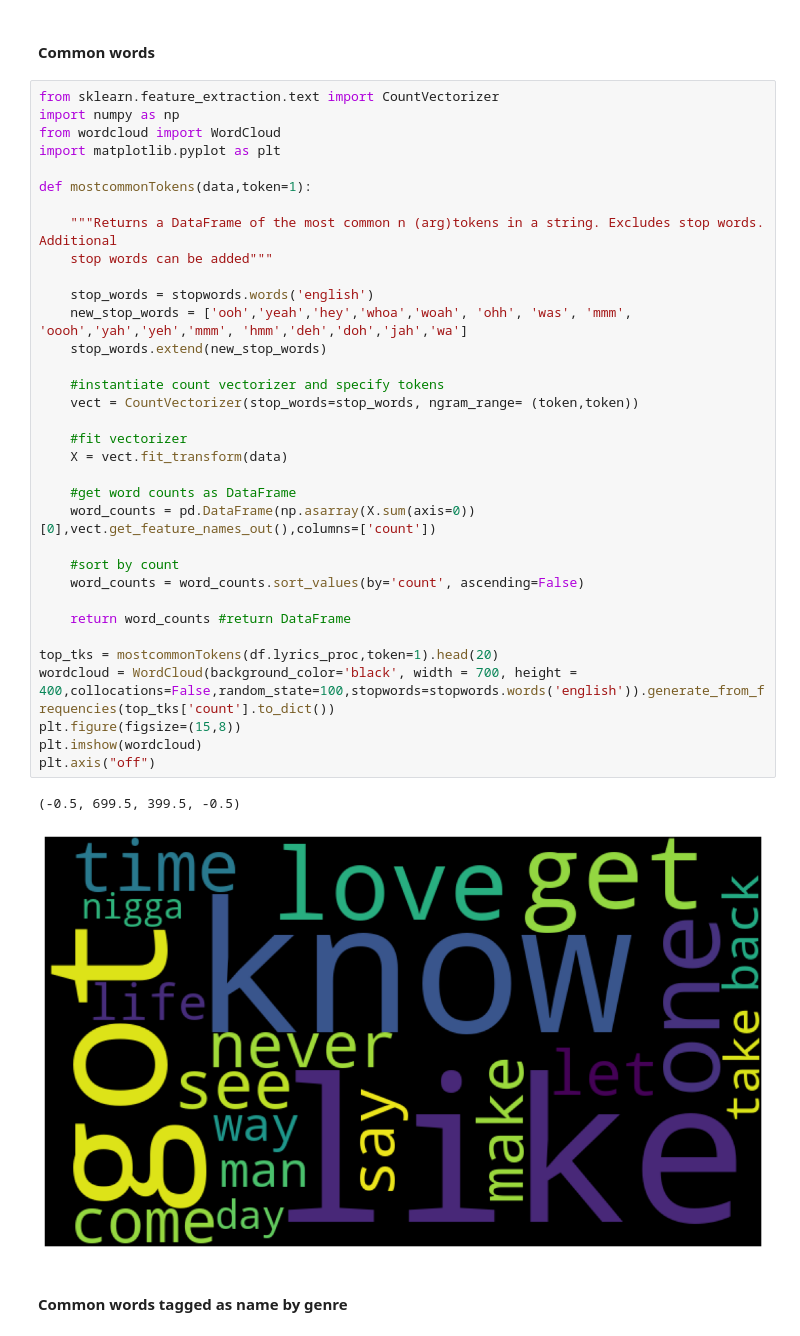
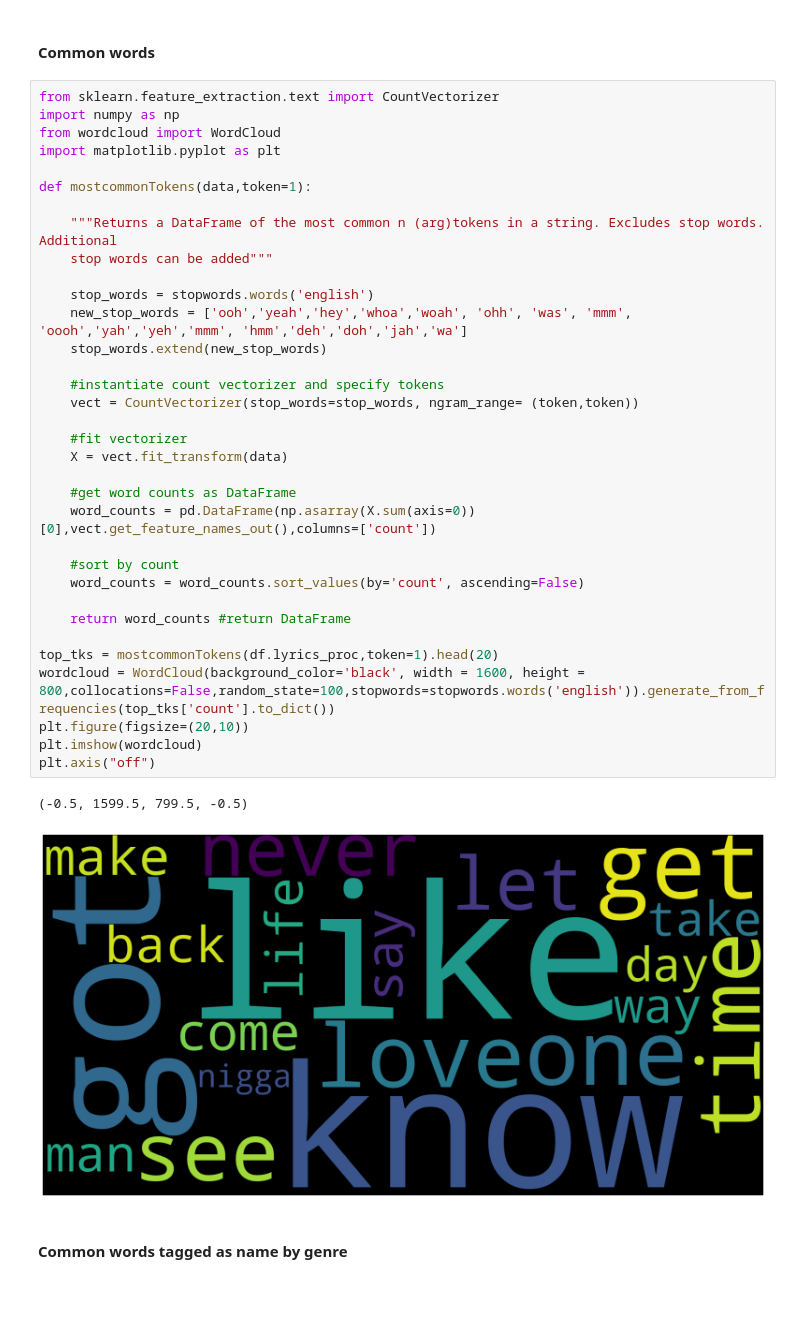
Before and after one commit to Alessandrus00/Lyrics-based-song-recommender, a Jupyter notebook: dataset_preprocessing.ipynb, the cells around one changed output. Drawn from its saved outputs; the diff is of its cells as text; blank space fills up the shorter version.

```diff
--- a/dataset_preprocessing.ipynb
+++ b/dataset_preprocessing.ipynb
@@ -187,37 +187,37 @@ import numpy as np
 from wordcloud import WordCloud
 import matplotlib.pyplot as plt
 
 def mostcommonTokens(data,token=1):
 
     """Returns a DataFrame of the most common n (arg)tokens in a string. Excludes stop words. Additional
     stop words can be added"""
 
     stop_words = stopwords.words('english')
     new_stop_words = ['ooh','yeah','hey','whoa','woah', 'ohh', 'was', 'mmm', 'oooh','yah','yeh','mmm', 'hmm','deh','doh','jah','wa']
     stop_words.extend(new_stop_words)
 
     #instantiate count vectorizer and specify tokens
     vect = CountVectorizer(stop_words=stop_words, ngram_range= (token,token))
 
     #fit vectorizer
     X = vect.fit_transform(data)
 
     #get word counts as DataFrame
     word_counts = pd.DataFrame(np.asarray(X.sum(axis=0))[0],vect.get_feature_names_out(),columns=['count'])
 
     #sort by count
     word_counts = word_counts.sort_values(by='count', ascending=False)
 
     return word_counts #return DataFrame
 
 top_tks = mostcommonTokens(df.lyrics_proc,token=1).head(20)
-wordcloud = WordCloud(background_color='black', width = 700, height = 400,collocations=False,random_state=100,stopwords=stopwords.words('english')).generate_from_frequencies(top_tks['count'].to_dict())
-plt.figure(figsize=(15,8))
+wordcloud = WordCloud(background_color='black', width = 1600, height = 800,collocations=False,random_state=100,stopwords=stopwords.words('english')).generate_from_frequencies(top_tks['count'].to_dict())
+plt.figure(figsize=(20,10))
 plt.imshow(wordcloud)
 plt.axis("off")
 # %% [output]
-(-0.5, 699.5, 399.5, -0.5)
+(-0.5, 1599.5, 799.5, -0.5)
-[figure, old version]
+[figure, new version]
 # %% [markdown]
 #### Common words tagged as name by genre
 # %%
```
